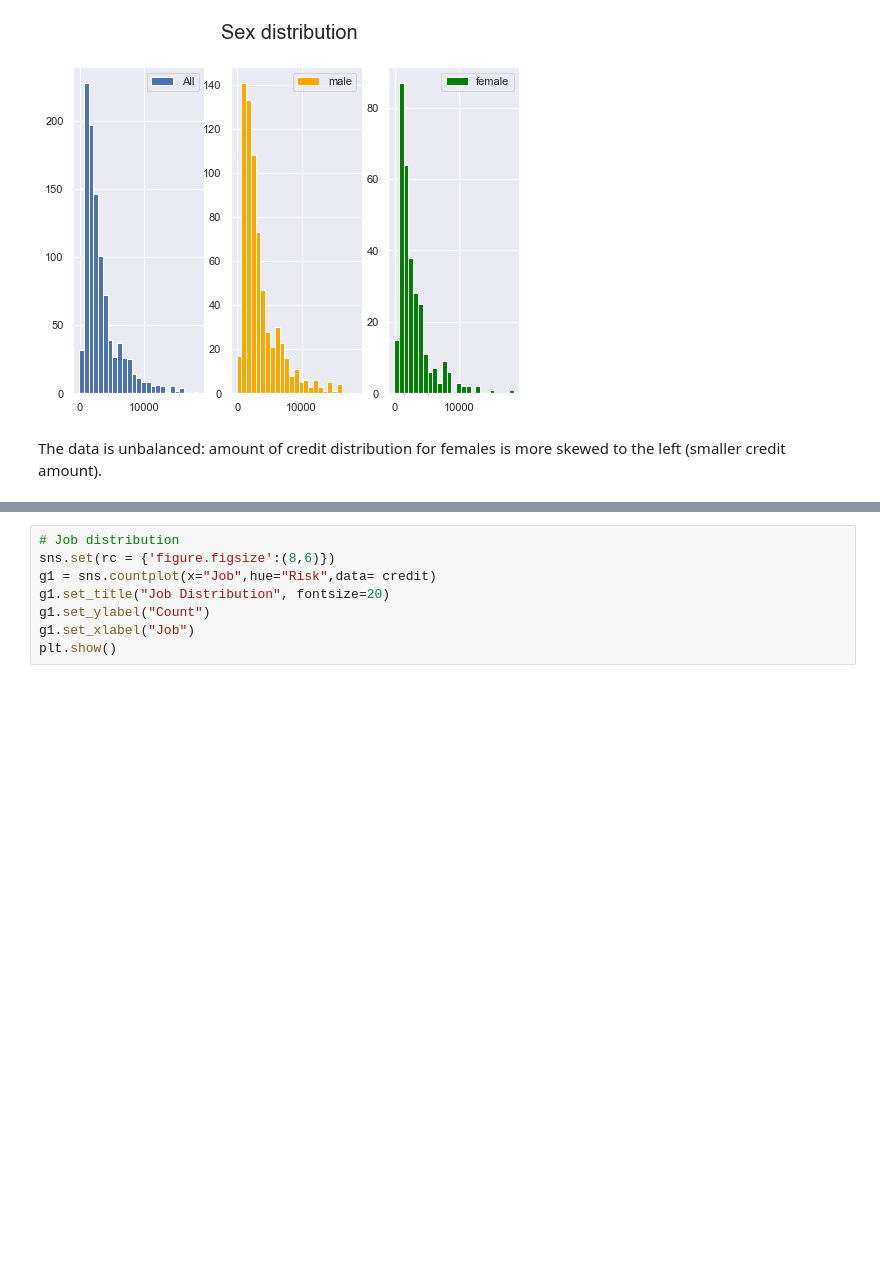
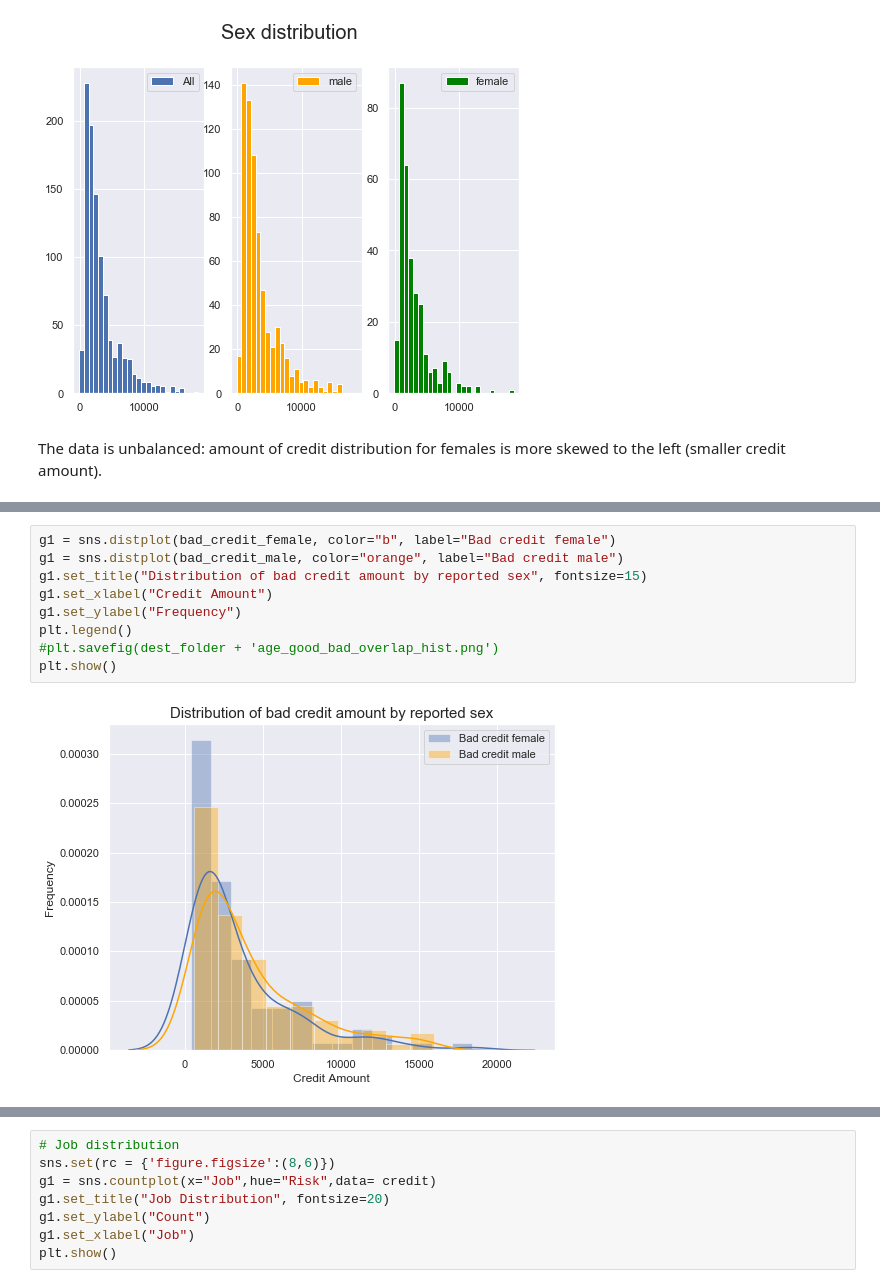
Before and after one commit to BiancaMass/XAI-Group-Project, a Jupyter notebook: Group20_EDA.ipynb, the cells around one changed output, grey strips where cells are left out. Cells and saved outputs as stored; diff of their text form; blank space fills up the shorter version.

```diff
--- a/Group20_EDA.ipynb
+++ b/Group20_EDA.ipynb
@@ -105,3 +130,14 @@ num_males=sum(credit["Sex"]=="male")
+# %%
+g1 = sns.distplot(bad_credit_female, color="b", label="Bad credit female")
+g1 = sns.distplot(bad_credit_male, color="orange", label="Bad credit male")
+g1.set_title("Distribution of bad credit amount by reported sex", fontsize=15)
+g1.set_xlabel("Credit Amount")
+g1.set_ylabel("Frequency")
+plt.legend()
+#plt.savefig(dest_folder + 'age_good_bad_overlap_hist.png')
+plt.show()
+# %% [output]
+[figure, added]
 # %%
 # Sex distribution
 sns.set(rc = {'figure.figsize':(8,6)})
```
Also changed, not shown: parts of 19 cells of this notebook.
